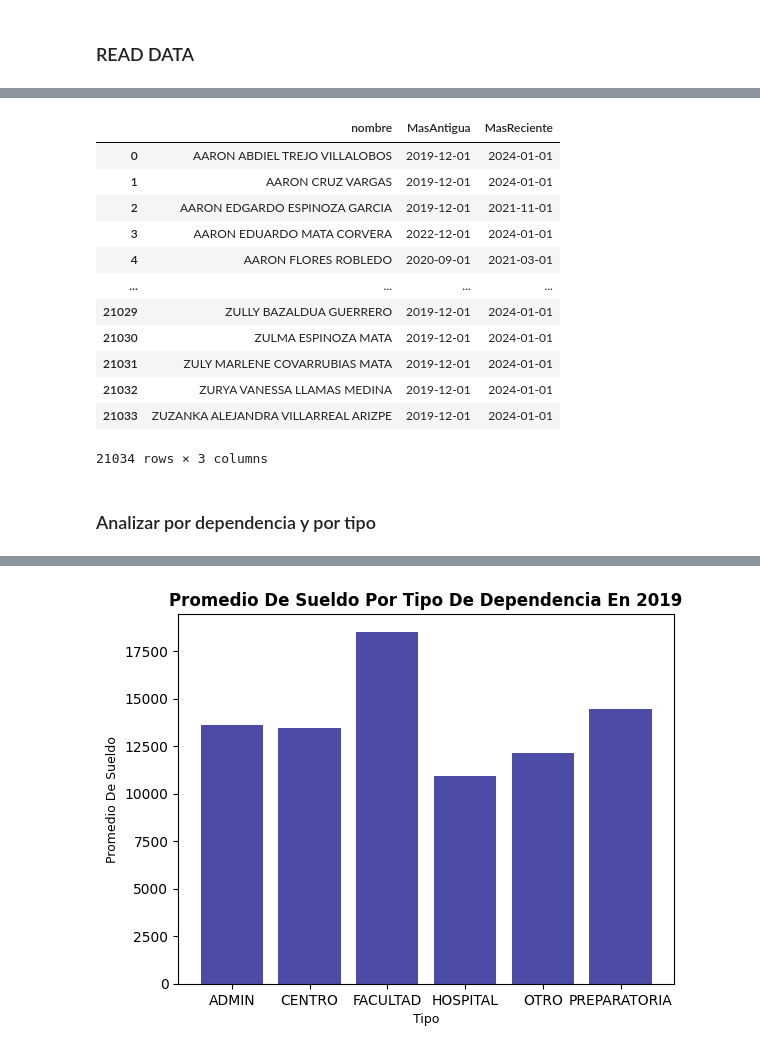
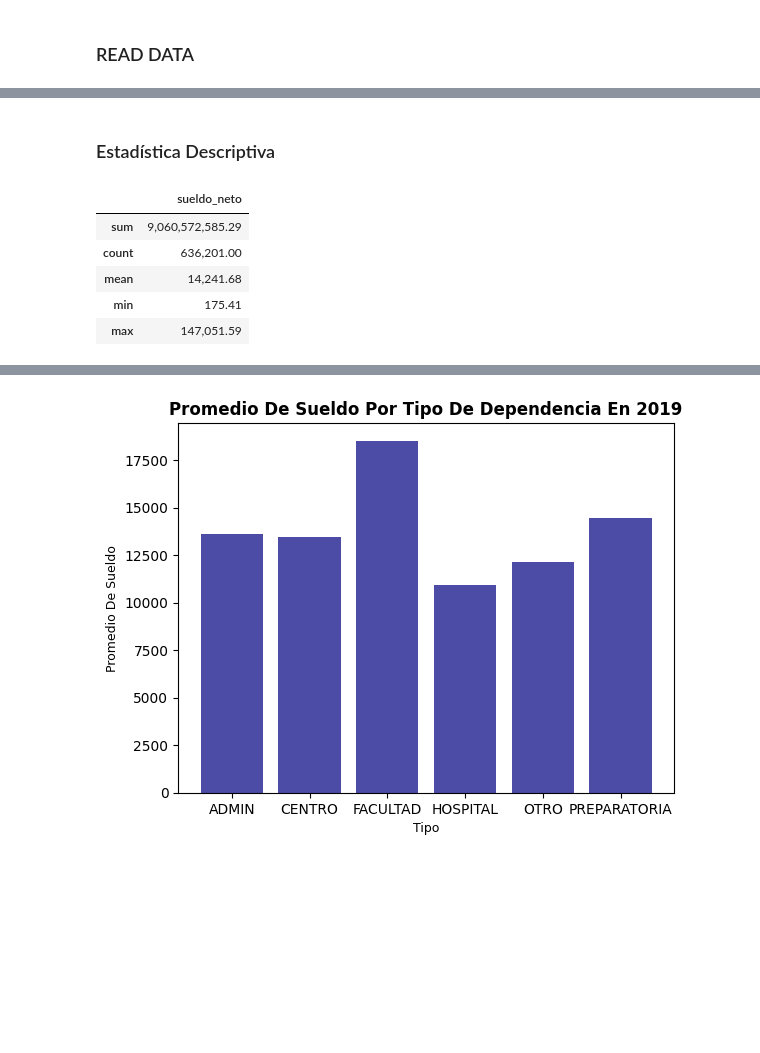
Before and after one commit to JCLUCIOO/AA_Judith-Lucio, a Jupyter notebook: Prácticas/Práctica 1/practice.ipynb, the cells around one changed output, grey strips where cells are left out. Saved outputs shown, nothing was run; the diff lists cells and outputs as text; code cells hidden in the pictures; blank space fills up the shorter version.

```diff
--- a/Prácticas/Práctica 1/practice.ipynb
+++ b/Prácticas/Práctica 1/practice.ipynb
@@ -108,19 +60,11 @@ uanl.groupby('tipo')['fecha'].agg(MasAntigua='min', MasReciente='max').reset_ind
-# %%
-len(uanl["nombre"].unique())
-uanl.groupby('nombre')['fecha'].agg(MasAntigua='min', MasReciente='max').reset_index()
-# %% [output]
-|  | nombre | MasAntigua | MasReciente |
-| 0 | AARON ABDIEL TREJO VILLALOBOS | 2019-12-01 | 2024-01-01 |
-| 1 | AARON CRUZ VARGAS | 2019-12-01 | 2024-01-01 |
-| 2 | AARON EDGARDO ESPINOZA GARCIA | 2019-12-01 | 2021-11-01 |
-| 3 | AARON EDUARDO MATA CORVERA | 2022-12-01 | 2024-01-01 |
-| 4 | AARON FLORES ROBLEDO | 2020-09-01 | 2021-03-01 |
-| ... | ... | ... | ... |
-| 21029 | ZULLY BAZALDUA GUERRERO | 2019-12-01 | 2024-01-01 |
-| 21030 | ZULMA ESPINOZA MATA | 2019-12-01 | 2024-01-01 |
-| 21031 | ZULY MARLENE COVARRUBIAS MATA | 2019-12-01 | 2024-01-01 |
-| 21032 | ZURYA VANESSA LLAMAS MEDINA | 2019-12-01 | 2024-01-01 |
-| 21033 | ZUZANKA ALEJANDRA VILLARREAL ARIZPE | 2019-12-01 | 2024-01-01 |
-21034 rows × 3 columns
-# %% [markdown]
-### Analizar por dependencia y por tipo
+# %% [markdown]
+### Estadística Descriptiva
+# %%
+uanl.agg({'sueldo_neto': ['sum', 'count', 'mean', 'min', 'max']})
+# %% [output]
+|  | sueldo_neto |
+| sum | 9,060,572,585.29 |
+| count | 636,201.00 |
+| mean | 14,241.68 |
+| min | 175.41 |
+| max | 147,051.59 |
```
Also changed, not shown: parts of 20 cells of this notebook.
